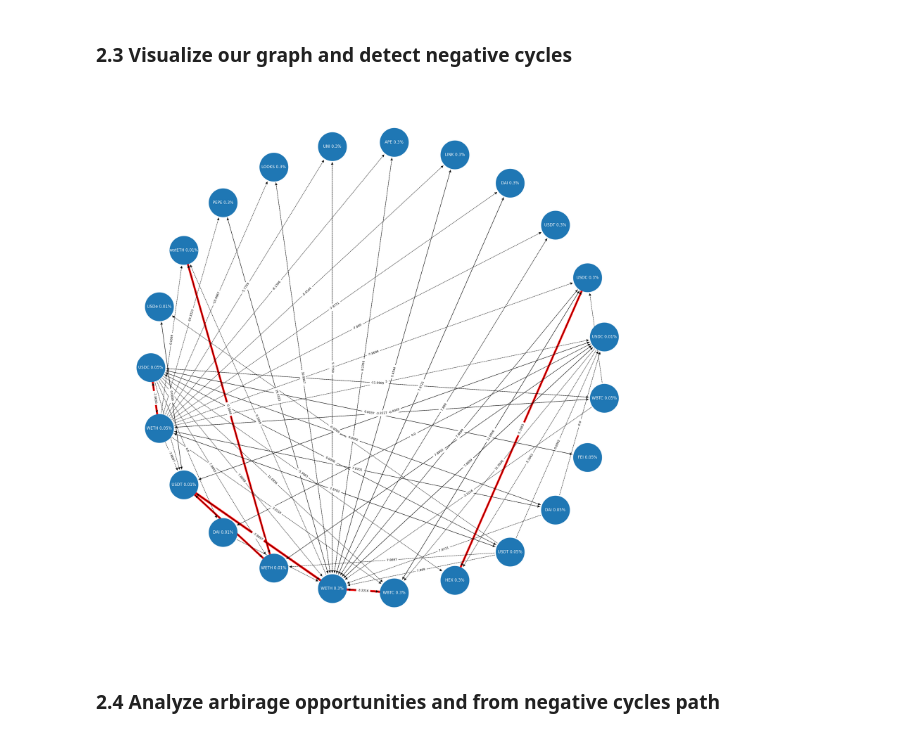
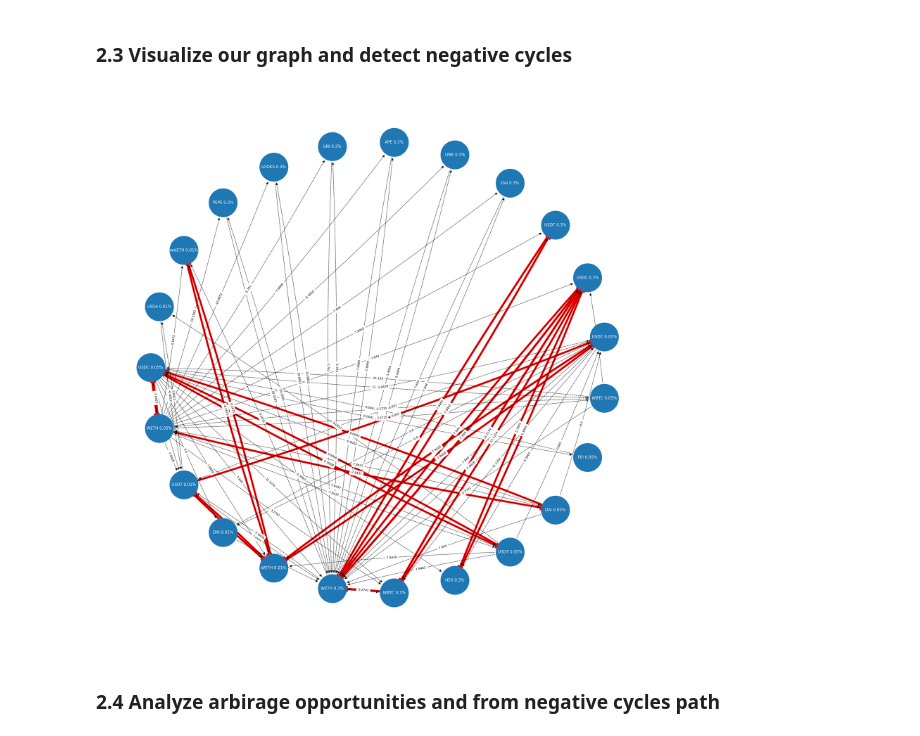
Before and after one commit to mmsaki/defi-arbitration-model, a Jupyter notebook: arb.ipynb, the cells around one changed output. Cells and saved outputs as stored; diff of their text form; code cells hidden in the pictures.

```diff
--- a/arb.ipynb
+++ b/arb.ipynb
@@ -151,13 +143,13 @@ headers = {
 }
 
 # Prepare the request payload
-payload = {"query": "{ pools(orderBy: volumeUSD, orderDirection: desc, first: 25) { token0 { name symbol decimals id } token0Price token1Price token1 { decimals name symbol id } feeTier id } }"}
+payload = {"query": "{ pools (orderBy: volumeUSD, orderDirection: desc, first: 25) { token0 { name symbol decimals id } token0Price token1Price token1 { decimals name symbol id } feeTier id } }"} # V3
 
 # Send the GraphQL request to the Subgraph
 response = requests.post(subgraph_url, headers=headers, json=payload)
 
 # Check if the request was successful
 if response.status_code == 200:
-  data = response.json()
+  data = response.json()['data']['pools']
 else:
   print("Error:", response.text)
@@ -169,21 +255,15 @@ import math
 
 def generate_nodes(data):
   """Take Uniswapv3 raw data and builds an adjacency list graph
-    args:
-      data: { data: { pools: [{}, ... , {}] } }
-    returns:
-      graph: { USDC: { pools }, ... , WETH : { pools } }
   """
   graph = {}
-  for pool in data['data']['pools']:
+  for pool in data:
     feeTier = pool['feeTier']
 
     token0 = pool['token0']['symbol']
-    token0Id = pool['token0']['id']
     token0Price = float(pool['token0Price'])
 
     token1 = pool['token1']['symbol']
-    token1Id = pool['token1']['id']
     token1Price = float(pool['token1Price'])
 
     if token0 not in graph:
@@ -252,6 +332,17 @@ pos = nx.shell_layout(G)
 # C = nx.Graph([('WETH-500', 'USDT-500'), ('USDT-500','USDC-500')])
 
 all_cycles = []
+
+def search_for_pool(origin, dest, feeTier):
+  pools = data
+  for pool in pools:
+    fee = pool['feeTier']
+    if fee == feeTier:
+      token1 = pool['token1']['symbol']
+      token0 = pool['token0']['symbol']
+      if (token1 == origin and token0 == dest) or (token0 == origin and token1 == dest):
+        # print(pool)
+        pass
 
 def draw_cycles(vertices):
   for vertex in vertices:
@@ -263,50 +354,38 @@ def draw_cycles(vertices):
         cycle_found.append((cycle[left], cycle[right]))
         left += 1
 
       all_cycles.append(cycle)
       # print(f"Cycle found {cycle_found}")
       # print(f"cycle", cycle)
       for pairs in cycle_found:
         token0 = pairs[0]
         token1 = pairs[1]
 
         search0 = token0.split(' ')
         origin, fee0 = search0
         fee0 = str(round(float(fee0[:-1]) * 10000))
 
         search1 = token1.split(' ')
         dest, fee1 = search1
         fee1 = str(round(float(fee1[:-1]) * 10000))
         search_for_pool(origin, dest, fee0)
-        break
 
-      C = nx.Graph(cycle_found)
-      nx.draw_networkx_edges(C, pos, edge_color="red", width=2)
+      C = nx.DiGraph(cycle_found)
+      nx.draw_networkx_edges(C, pos, edge_color="red", width=2, connectionstyle="arc3,rad=0.02")
     except:
       continue
 
 draw_cycles(V)
 
 nx.draw_networkx_nodes(G, pos, node_color="tab:blue", node_size=800)
-nx.draw_networkx_edges(G, pos, edge_color="black", width=.4, connectionstyle="arc3", min_source_margin=5, min_target_margin=5, style='dotted', arrowsize=5, node_size=1000)
+nx.draw_networkx_edges(G, pos, edge_color="black", width=.4, connectionstyle="arc3,rad=0.02", min_source_margin=5, min_target_margin=5, style='dotted', arrowsize=5, node_size=1000)
 nx.draw_networkx_labels(G, pos, font_size=4, font_family="sans-serif", font_color="white",)
-nx.draw_networkx_edge_labels(G,pos, font_size=3, edge_labels={(u, v): d['weight'] for u, v, d in G.edges(data=True)})
-
-def search_for_pool(origin, dest, feeTier):
-  pools = data['data']['pools']
-  for pool in pools:
-    fee = pool['feeTier']
-    if fee == feeTier:
-      token1 = pool['token1']['symbol']
-      token0 = pool['token0']['symbol']
-      if (token1 == origin and token0 == dest) or (token0 == origin and token1 == dest):
-        # print(pool)
-        pass
+nx.draw_networkx_edge_labels(G,pos, font_size=3, connectionstyle="arc3,rad=0.02", edge_labels={(u, v): d['weight'] for u, v, d in G.edges(data=True)})
 
 plt.axis("off")
 plt.show()
 # %% [output]
-[figure, old version]
+[figure, new version]
 # %% [markdown]
 ### 2.4 Analyze arbirage opportunities and from negative cycles path
 # %%
```
Also changed, not shown: parts of 11 cells of this notebook.
